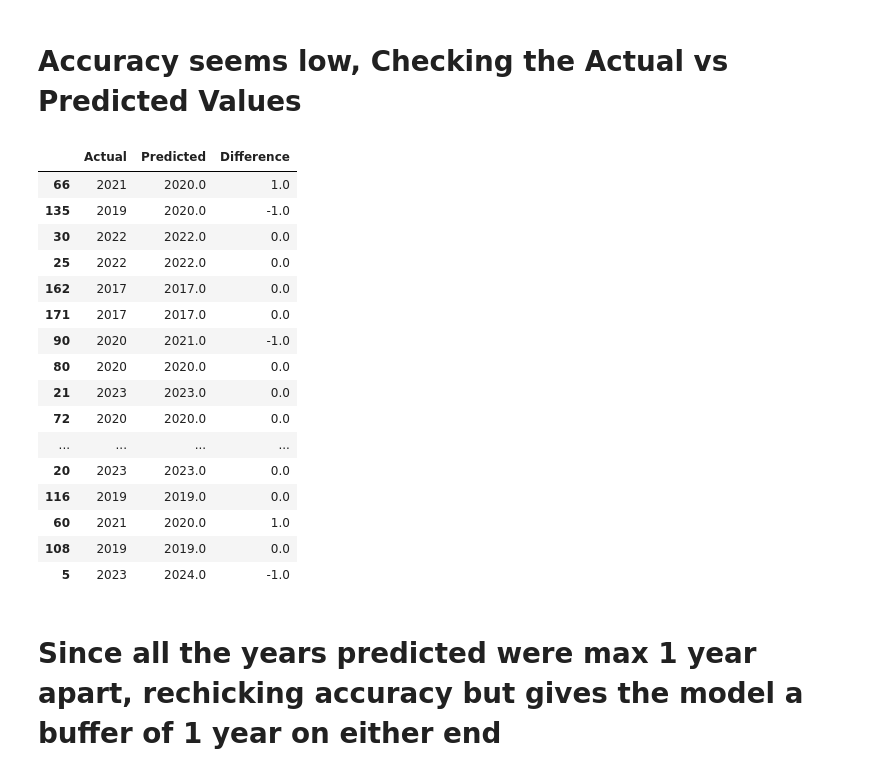
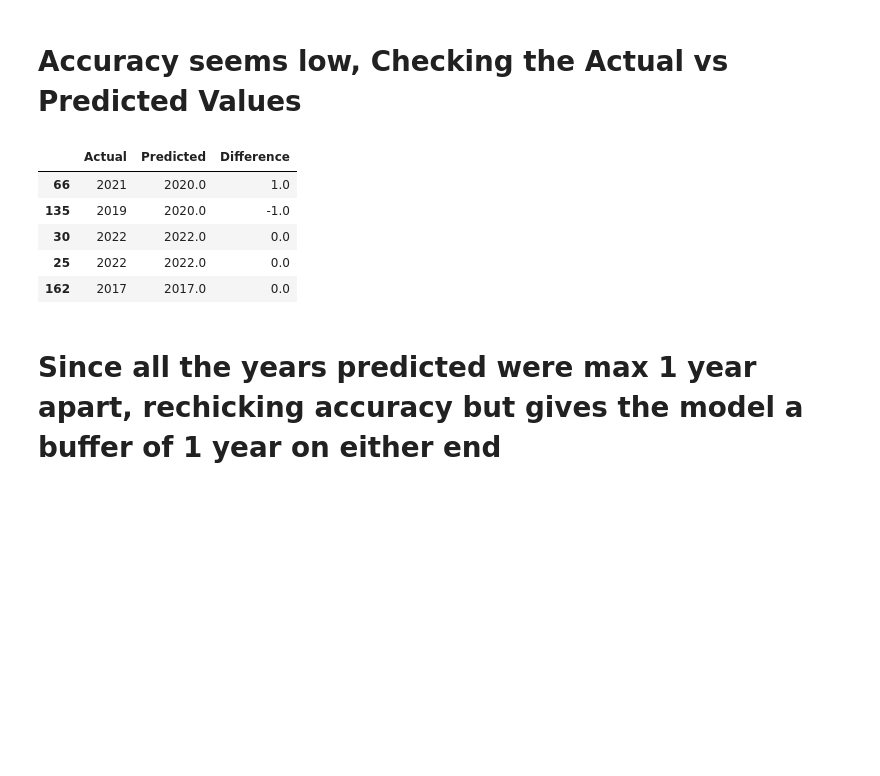
Before and after one commit to knoppds/CSCI_5502_Group_Project_01, a Jupyter notebook: GAM_Model.ipynb, the cells around one changed output. Cells and saved outputs as stored; diff of their text form; code cells hidden in the pictures; blank space fills up the shorter version.

```diff
--- a/GAM_Model.ipynb
+++ b/GAM_Model.ipynb
@@ -215,25 +215,14 @@ Covariance Type:            nonrobust
 # %%
 #Create a new DataFrame with the actual values, predicted values, and the difference between the actual and predicted values
 df_results = pd.DataFrame({'Actual': y_test, 'Predicted': y_pred, 'Difference': y_test - y_pred})
-df_results
+df_results.head()
 # %% [output]
 |  | Actual | Predicted | Difference |
 | 66 | 2021 | 2020.0 | 1.0 |
 | 135 | 2019 | 2020.0 | -1.0 |
 | 30 | 2022 | 2022.0 | 0.0 |
 | 25 | 2022 | 2022.0 | 0.0 |
 | 162 | 2017 | 2017.0 | 0.0 |
-| 171 | 2017 | 2017.0 | 0.0 |
-| 90 | 2020 | 2021.0 | -1.0 |
-| 80 | 2020 | 2020.0 | 0.0 |
-| 21 | 2023 | 2023.0 | 0.0 |
-| 72 | 2020 | 2020.0 | 0.0 |
-| ... | ... | ... | ... |
-| 20 | 2023 | 2023.0 | 0.0 |
-| 116 | 2019 | 2019.0 | 0.0 |
-| 60 | 2021 | 2020.0 | 1.0 |
-| 108 | 2019 | 2019.0 | 0.0 |
-| 5 | 2023 | 2024.0 | -1.0 |
 # %% [markdown]
 # Since all the years predicted were max 1 year apart, rechicking accuracy but gives the model a buffer of 1 year on either end
 # %%
```
Also changed, not shown: parts of 7 cells of this notebook, 21 other files.
